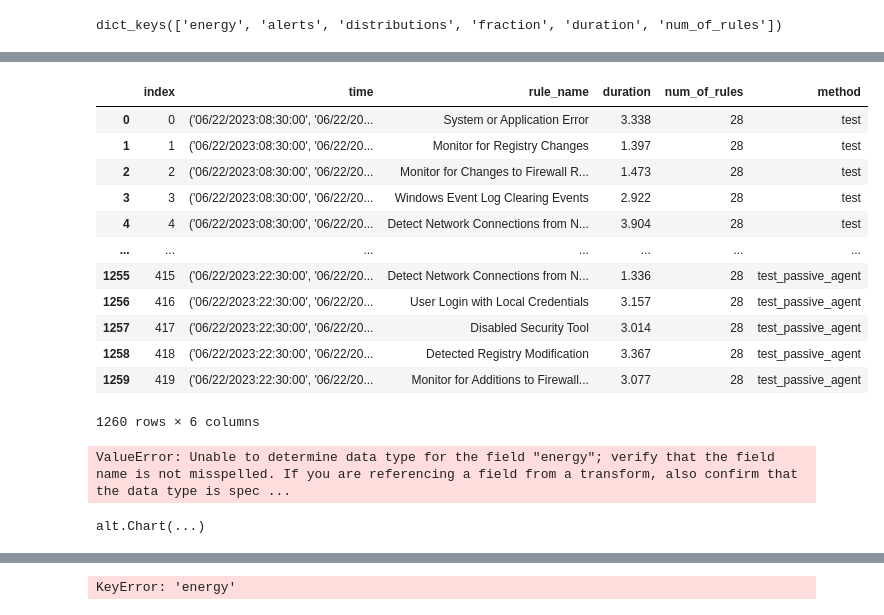
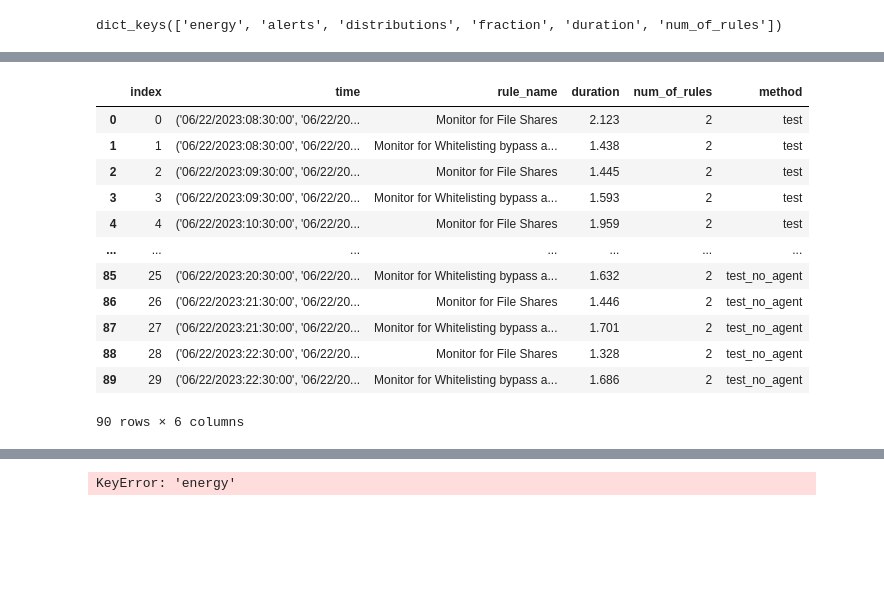
Before and after one commit to sapirani/GreenSecurityMeasurementAndOptimizationFramework, a Jupyter notebook: SplunkResearch/src/result_analysis.ipynb, the cells around one changed output, grey strips where cells are left out. Drawn from its saved outputs; the diff is of its cells as text; code cells hidden in the pictures; blank space fills up the shorter version.

```diff
--- a/SplunkResearch/src/result_analysis.ipynb
+++ b/SplunkResearch/src/result_analysis.ipynb
@@ -171,7 +187,7 @@ with open(f'{expirment_dir}/test/reward_values_dict.json') as f:
     model_values = json.load(f)
 model_values.keys()
 
-with open(f'{expirment_dir}/test_passive_agent/reward_values_dict.json') as f:
+with open(f'{expirment_dir}/test_no_agent/reward_values_dict.json') as f:
     test_passive_agent = json.load(f)
 test_passive_agent.keys()
 
@@ -322,52 +318,39 @@ alt.Chart(energy_df).mark_line(point=True).encode(
 # %%
 def get_time_rule_energy_df(mode, file_name):
     with open(f'{expirment_dir}/{mode}/{file_name}.json') as f:
         time_rules_energy_dict_test = json.load(f)
     time_rules_energy_dict_test_data = []
     rules_names = []
 
     for e in time_rules_energy_dict_test:
         # if len(v) == 0:
         #     for n in rules_names:
         #         time_rules_energy_dict_test_data.append({'time': e['time_range'], 'rule_name': n, 'energy': 0})
         # rules_names = []
 
         for r in e['rules']:
             rules_names.append(r['name'])
             time_rules_energy_dict_test_data.append({'time': e['time_range'], 'rule_name': r['name'], 'duration': r['run_duration'], 'num_of_rules': len(e['rules']), 'method': mode})
     return pd.DataFrame(time_rules_energy_dict_test_data)
 test_time_rules_energy_df = get_time_rule_energy_df("test", 'time_rules_energy')
 random_baseline_time_rules_energy_df = get_time_rule_energy_df("test_random_agent", 'time_rules_energy')
-passive_baseline_time_rules_energy_df = get_time_rule_energy_df("test_passive_agent", 'time_rules_energy')
+passive_baseline_time_rules_energy_df = get_time_rule_energy_df("test_no_agent", 'time_rules_energy')
 time_rules_energy_df = pd.concat([test_time_rules_energy_df, random_baseline_time_rules_energy_df, passive_baseline_time_rules_energy_df]).reset_index()
 time_rules_energy_df
 # %% [output]
 |  | index | time | rule_name | duration | num_of_rules | method |
-| 0 | 0 | ('06/22/2023:08:30:00', '06/22/20... | System or Application Error | 3.338 | 28 | test |
-| 1 | 1 | ('06/22/2023:08:30:00', '06/22/20... | Monitor for Registry Changes | 1.397 | 28 | test |
-| 2 | 2 | ('06/22/2023:08:30:00', '06/22/20... | Monitor for Changes to Firewall R... | 1.473 | 28 | test |
-| 3 | 3 | ('06/22/2023:08:30:00', '06/22/20... | Windows Event Log Clearing Events | 2.922 | 28 | test |
-| 4 | 4 | ('06/22/2023:08:30:00', '06/22/20... | Detect Network Connections from N... | 3.904 | 28 | test |
+| 0 | 0 | ('06/22/2023:08:30:00', '06/22/20... | Monitor for File Shares | 2.123 | 2 | test |
+| 1 | 1 | ('06/22/2023:08:30:00', '06/22/20... | Monitor for Whitelisting bypass a... | 1.438 | 2 | test |
+| 2 | 2 | ('06/22/2023:09:30:00', '06/22/20... | Monitor for File Shares | 1.445 | 2 | test |
+| 3 | 3 | ('06/22/2023:09:30:00', '06/22/20... | Monitor for Whitelisting bypass a... | 1.593 | 2 | test |
+| 4 | 4 | ('06/22/2023:10:30:00', '06/22/20... | Monitor for File Shares | 1.959 | 2 | test |
 | ... | ... | ... | ... | ... | ... | ... |
-| 1255 | 415 | ('06/22/2023:22:30:00', '06/22/20... | Detect Network Connections from N... | 1.336 | 28 | test_passive_agent |
-| 1256 | 416 | ('06/22/2023:22:30:00', '06/22/20... | User Login with Local Credentials | 3.157 | 28 | test_passive_agent |
-| 1257 | 417 | ('06/22/2023:22:30:00', '06/22/20... | Disabled Security Tool | 3.014 | 28 | test_passive_agent |
-| 1258 | 418 | ('06/22/2023:22:30:00', '06/22/20... | Detected Registry Modification | 3.367 | 28 | test_passive_agent |
-| 1259 | 419 | ('06/22/2023:22:30:00', '06/22/20... | Monitor for Additions to Firewall... | 3.077 | 28 | test_passive_agent |
+| 85 | 25 | ('06/22/2023:20:30:00', '06/22/20... | Monitor for Whitelisting bypass a... | 1.632 | 2 | test_no_agent |
+| 86 | 26 | ('06/22/2023:21:30:00', '06/22/20... | Monitor for File Shares | 1.446 | 2 | test_no_agent |
+| 87 | 27 | ('06/22/2023:21:30:00', '06/22/20... | Monitor for Whitelisting bypass a... | 1.701 | 2 | test_no_agent |
+| 88 | 28 | ('06/22/2023:22:30:00', '06/22/20... | Monitor for File Shares | 1.328 | 2 | test_no_agent |
+| 89 | 29 | ('06/22/2023:22:30:00', '06/22/20... | Monitor for Whitelisting bypass a... | 1.686 | 2 | test_no_agent |
-1260 rows × 6 columns
+90 rows × 6 columns
-# %%
-alt.Chart(time_rules_energy_df.reset_index()).mark_line().encode(
-    x='method',
-    y='energy',
-    color='rule_name',
-
-).properties(
-    title='Energy consumption of the DRL method vs the baseline methods',
-    width=800,
-)
-# %% [output]
-ValueError: Unable to determine data type for the field "energy"; verify that the field name is not misspelled. If you are referencing a field from a transform, also confirm that the data type is spec ...
-alt.Chart(...)
 # %%
 # concat the dataframes into one dataframe with one column for the energy and one column for the method
 # test['method'] = 'DRL'
```
Also changed, not shown: parts of 15 cells of this notebook, 15 other files.
